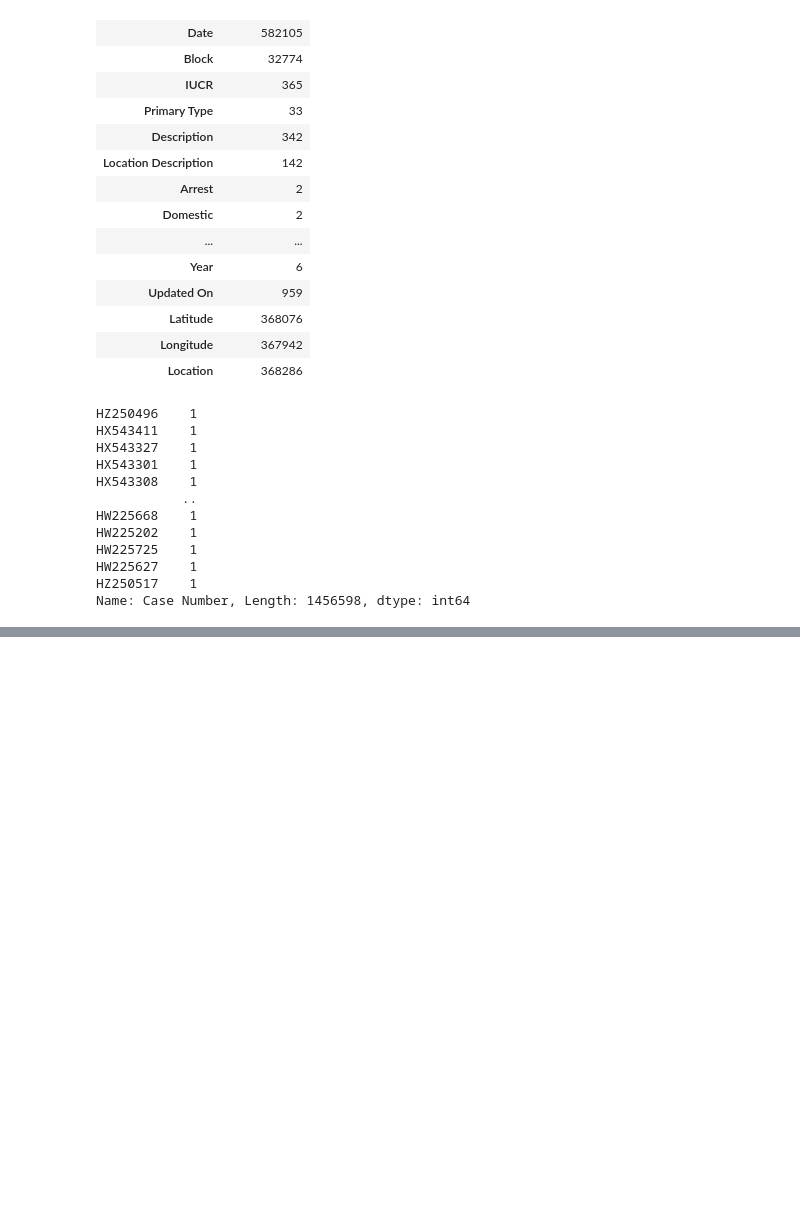
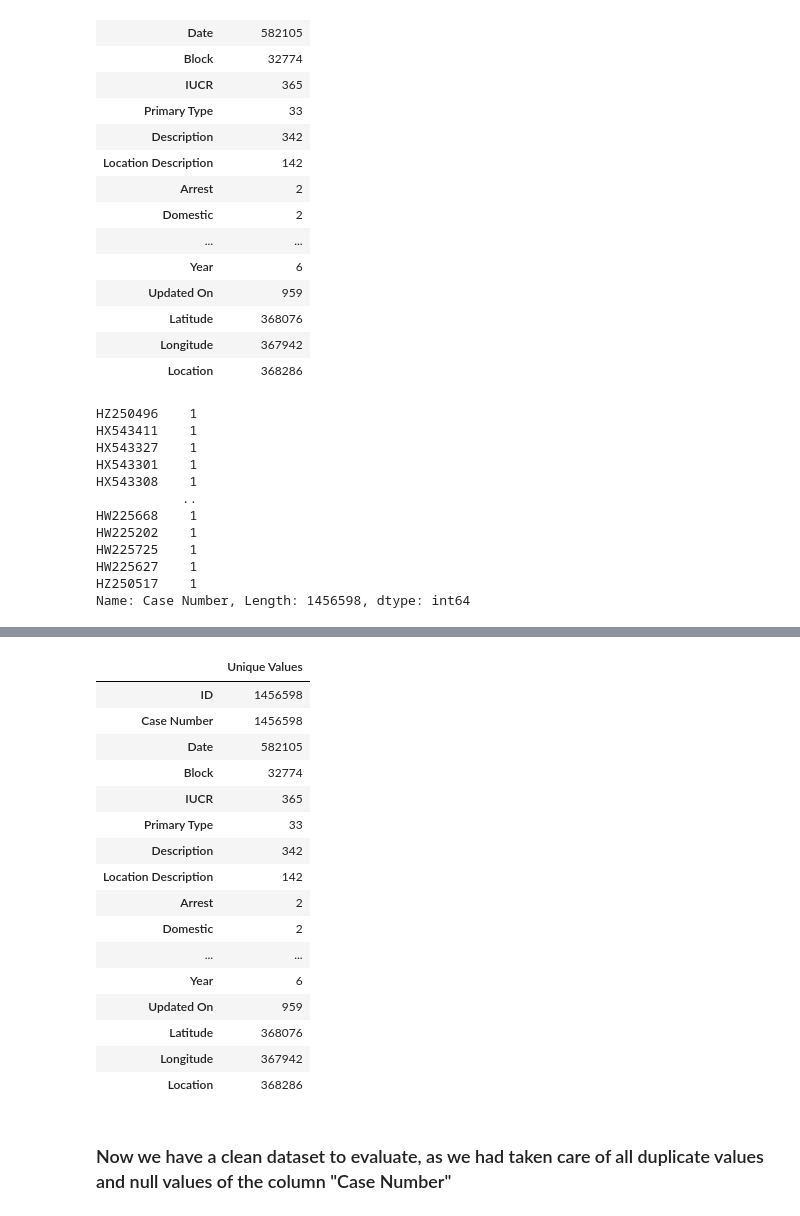
Before and after one commit to IamREX622/Analysis-on-Crimes-in-Chicago-2012-2017-, a Jupyter notebook: Untitled.ipynb, the cells around one changed output, grey strips where cells are left out. Cells and saved outputs as stored; diff of their text form; code cells hidden in the pictures; blank space fills up the shorter version.

Commit message:
Data Cleaning Continuation

```diff
--- a/Untitled.ipynb
+++ b/Untitled.ipynb
@@ -395,0 +405,22 @@ Name: Case Number, Length: 1456598, dtype: int64
+# %%
+df2.nunique().to_frame(name = 'Unique Values')
+# %% [output]
+|  | Unique Values |
+| ID | 1456598 |
+| Case Number | 1456598 |
+| Date | 582105 |
+| Block | 32774 |
+| IUCR | 365 |
+| Primary Type | 33 |
+| Description | 342 |
+| Location Description | 142 |
+| Arrest | 2 |
+| Domestic | 2 |
+| ... | ... |
+| Year | 6 |
+| Updated On | 959 |
+| Latitude | 368076 |
+| Longitude | 367942 |
+| Location | 368286 |
+# %% [markdown]
+### Now we have a clean dataset to evaluate, as we had taken care of all duplicate values and null values of the column "Case Number"
```
Also changed, not shown: parts of 11 cells of this notebook.
